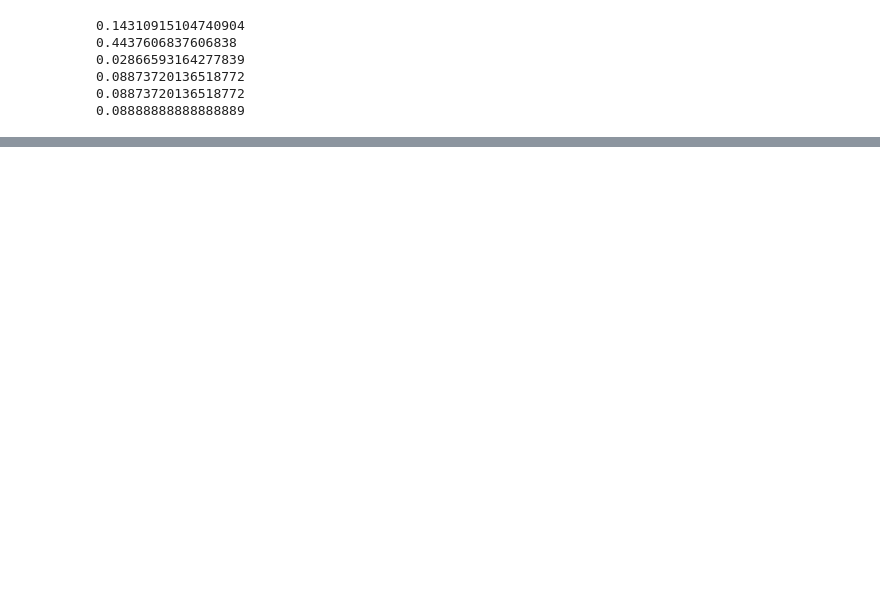
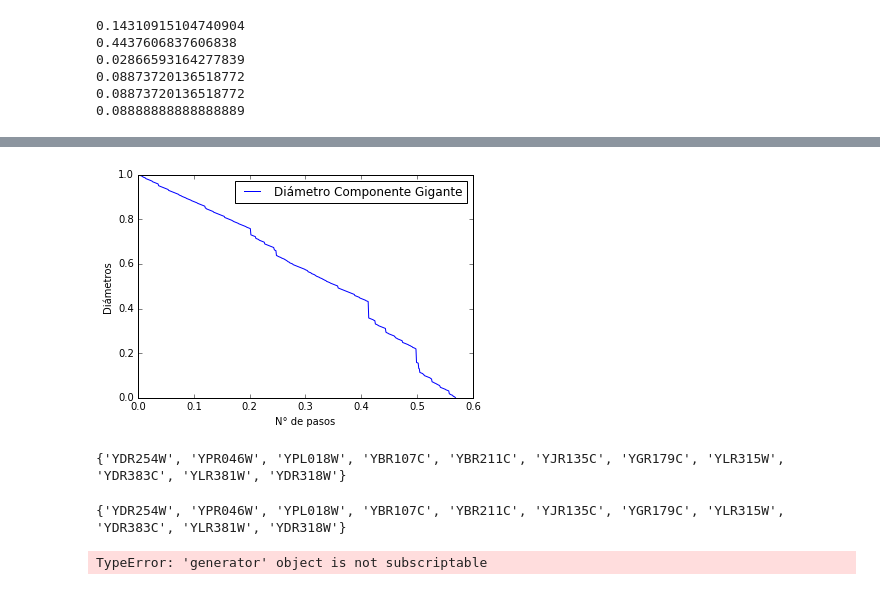
Before and after one commit to fedesevle/Redes_FLEM, a Jupyter notebook: TP2/TP_2.ipynb, the cells around one changed output, grey strips where cells are left out. Saved outputs shown, nothing was run; the diff lists cells and outputs as text; code cells hidden in the pictures; blank space fills up the shorter version.

```diff
--- a/TP2/TP_2.ipynb
+++ b/TP2/TP_2.ipynb
@@ -136,0 +266,53 @@ print(es)
+# %%
+import random
+
+GG=G.copy()
+K=G.copy()
+Componente_Gigante_INT=sorted(nx.connected_components(GG), key=len, reverse=True)[0]
+Componente_Gigante_1 = GG.subgraph(Componente_Gigante_INT)
+Componente_Gigante = GG.subgraph(Componente_Gigante_INT)
+
+paso=0
+dg=[]
+pasos=[]
+while len(Componente_Gigante)>1:
+    paso+=1
+
+    listanodos = [nom for (nom,gra) in GG.degree()]
+    GG.remove_node(random.choice(listanodos))
+
+    Componente_Gigante_INT=sorted(nx.connected_components(GG), key=len, reverse=True)[0]
+    Componente_Gigante = GG.subgraph(Componente_Gigante_INT)
+
+    fraccion=len(Componente_Gigante.nodes())/len(Componente_Gigante_1.nodes())
+    dg.append(fraccion)
+    pasos.append(paso/len(Componente_Gigante_1.nodes()))
+    GG=Componente_Gigante.copy()
+
+
+plt.plot(pasos,dg,label="Diámetro Componente Gigante")
+plt.legend()
+plt.xlabel('N° de pasos')
+plt.ylabel('Diámetros')
+plt.show()
+# %% [output]
+[figure, added]
+# %%
+GG=G.copy()
+K=G.copy()
+Componente_gigante=GG.copy()
+largest_cc = max(nx.connected_components(GG))
+print(largest_cc)
+# %% [output]
+{'YDR254W', 'YPR046W', 'YPL018W', 'YBR107C', 'YBR211C', 'YJR135C', 'YGR179C', 'YLR315W', 'YDR383C', 'YLR381W', 'YDR318W'}
+# %%
+# print("(a) Red Yeast Y2H")
+# G = nx.Graph()
+# G.add_edges_from(a)
+#nx.draw(G, node_size=5)
+#plt.show()
+print(max(nx.connected_components(G)))
+print(nx.connected_components(G)[0])
+# %% [output]
+{'YDR254W', 'YPR046W', 'YPL018W', 'YBR107C', 'YBR211C', 'YJR135C', 'YGR179C', 'YLR315W', 'YDR383C', 'YLR381W', 'YDR318W'}
+TypeError: 'generator' object is not subscriptable
```
Also changed, not shown: parts of 7 cells of this notebook, 1 other file.
